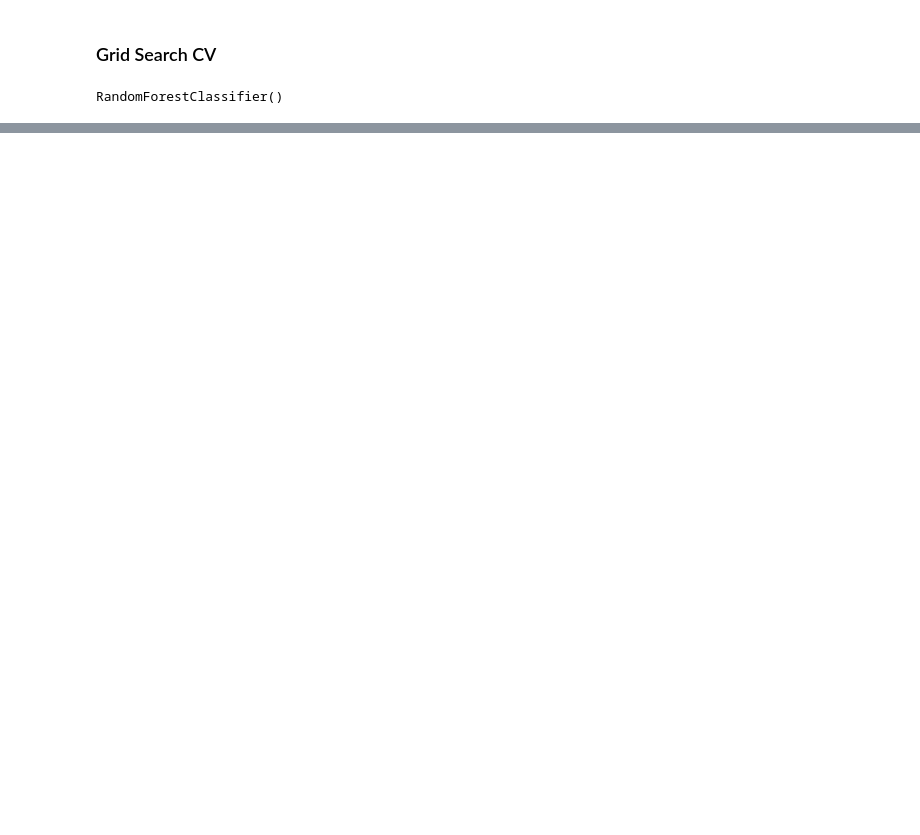
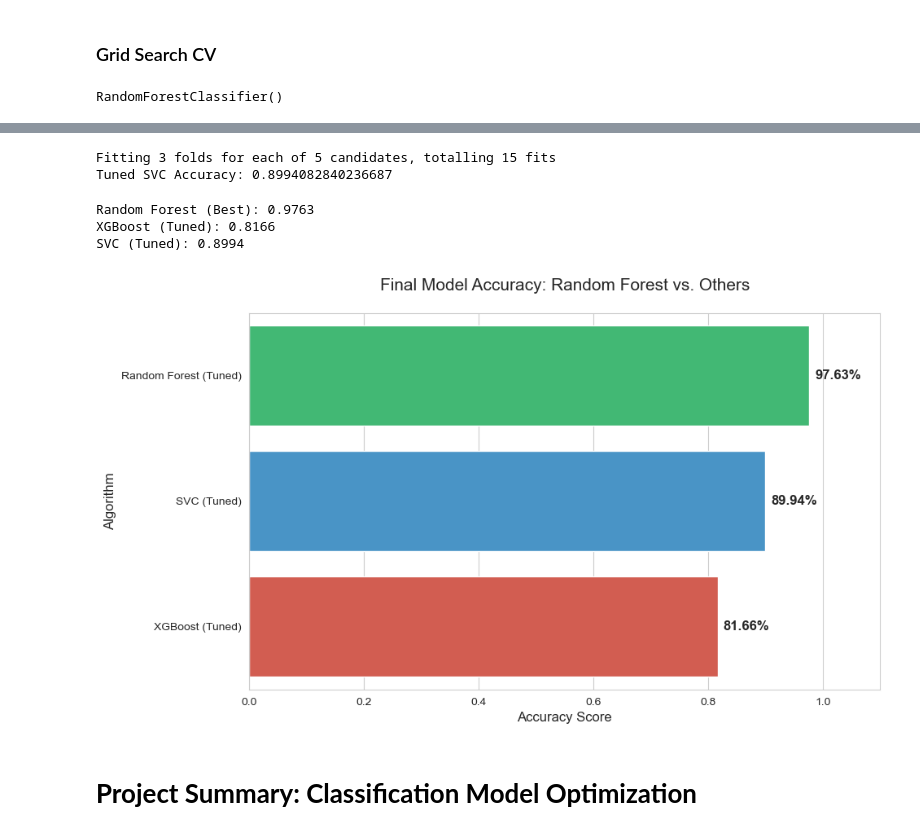
Before and after one commit to Subrat-2003/Loan-Approval-Prediction-ML, a Jupyter notebook: Loan_Approval_Prediction.ipynb, the cells around one changed output, grey strips where cells are left out. Cells and saved outputs as stored; diff of their text form; code cells hidden in the pictures; blank space fills up the shorter version.

```diff
--- a/Loan_Approval_Prediction.ipynb
+++ b/Loan_Approval_Prediction.ipynb
@@ -1356,0 +1563,73 @@ gscv.best_params_
+# %%
+from sklearn.svm import SVC
+
+# 1. Initialize
+svc_model = SVC()
+
+# 2. Define parameters
+svc_params = {
+    'C': [0.1, 1, 10],            # Regularization strength
+    'kernel': ['rbf', 'linear'],  # Type of boundary
+    'gamma': ['scale', 'auto']    # Kernel coefficient
+}
+
+# 3. Setup RandomizedSearch
+rscv_svc = RandomizedSearchCV(
+    svc_model,
+    param_distributions=svc_params,
+    n_iter=5,
+    cv=3,
+    n_jobs=1,
+    verbose=1
+)
+
+# 4. Fit
+rscv_svc.fit(X_train, y_train)
+
+# 5. Check the result
+best_svc = rscv_svc.best_estimator_
+svc_acc = best_svc.score(X_test, y_test)
+print(f"Tuned SVC Accuracy: {svc_acc}")
+# %% [output]
+Fitting 3 folds for each of 5 candidates, totalling 15 fits
+Tuned SVC Accuracy: 0.8994082840236687
+# %%
+results = {
+    "Random Forest (Best)": 0.9763,
+    "XGBoost (Tuned)": xgb_acc,
+    "SVC (Tuned)": svc_acc
+}
+for model, score in results.items():
+    print(f"{model}: {score:.4f}")
+# %% [output]
+Random Forest (Best): 0.9763
+XGBoost (Tuned): 0.8166
+SVC (Tuned): 0.8994
+# %%
+# 1. Prepare the data based on your results
+model_names = ['Random Forest (Tuned)', 'SVC (Tuned)', 'XGBoost (Tuned)']
+accuracy_scores = [0.9763, 0.8994, 0.8166]
+
+# 2. Set the visual style
+plt.figure(figsize=(10, 6))
+sns.set_style("whitegrid")
+
+# 3. Create the bar plot
+# We use a color palette that highlights the top performer
+colors = ['#2ecc71', '#3498db', '#e74c3c']
+ax = sns.barplot(x=accuracy_scores, y=model_names, palette=colors)
+
+# 4. Add the exact accuracy numbers at the end of each bar
+for i, score in enumerate(accuracy_scores):
+    ax.text(score + 0.01, i, f'{score:.2%}', va='center', fontweight='bold', fontsize=12)
+
+# 5. Add Labels and Title
+plt.title('Final Model Accuracy: Random Forest vs. Others', fontsize=15, pad=20)
+plt.xlabel('Accuracy Score', fontsize=12)
+plt.ylabel('Algorithm', fontsize=12)
+plt.xlim(0, 1.1)
+plt.show()
+# %% [output]
+[figure, added]
+# %% [markdown]
+# **Project Summary: Classification Model Optimization**
```
Also changed, not shown: parts of 39 cells of this notebook.
